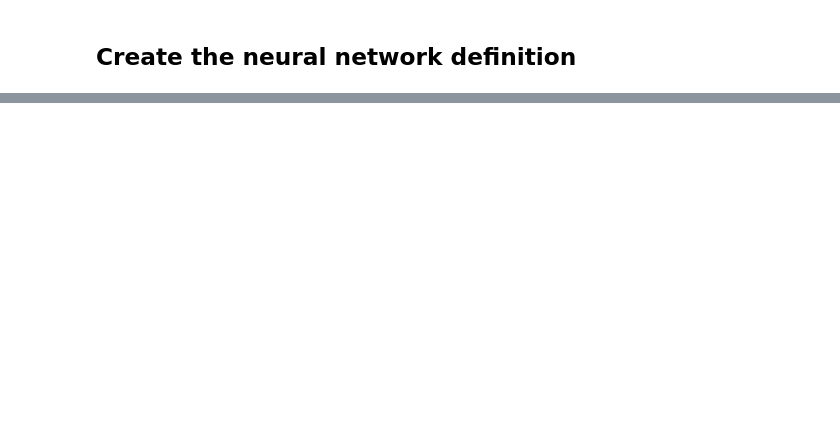
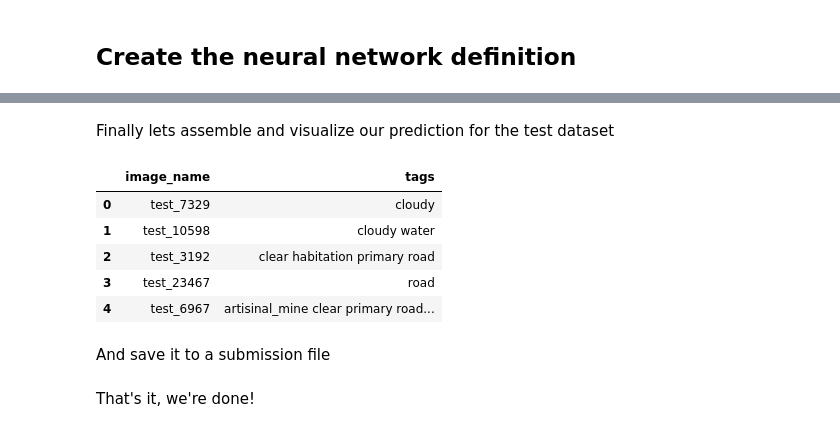
Before and after one commit to EKami/planet-amazon-deforestation, a Jupyter notebook: notebooks/amazon_forest_notebook.ipynb, the cells around one changed output, grey strips where cells are left out. Cells and saved outputs as stored; diff of their text form; code cells hidden in the pictures; blank space fills up the shorter version.

```diff
--- a/notebooks/amazon_forest_notebook.ipynb
+++ b/notebooks/amazon_forest_notebook.ipynb
@@ -113,0 +161,3 @@ y_train shape: (40479, 17)
+# %%
+predictions = classifier.predict(x_test, y_map)
+predictions[:10]
@@ -113,0 +175,20 @@ y_train shape: (40479, 17)
+# %% [markdown]
+Finally lets assemble and visualize our prediction for the test dataset
+# %%
+tags_list = [None] * len(predictions)
+for i, tags in enumerate(predictions):
+    tags_list[i] = ' '.join(map(str, tags))
+
+final_data = [[filename.split(".")[0], tags] for filename, tags in zip(x_test_filename, tags_list)]
+# %%
+final_df = pd.DataFrame(final_data, columns=['image_name', 'tags'])
+final_df.head()
+# %% [output]
+|  | image_name | tags |
+| 0 | test_7329 | cloudy |
+| 1 | test_10598 | cloudy water |
+| 2 | test_3192 | clear habitation primary road |
+| 3 | test_23467 | road |
+| 4 | test_6967 | artisinal_mine clear primary road... |
+# %% [markdown]
+And save it to a submission file
@@ -113,0 +197,2 @@ y_train shape: (40479, 17)
+# %% [markdown]
+That's it, we're done!
```
Also changed, not shown: parts of 19 cells of this notebook, 4 other files.
